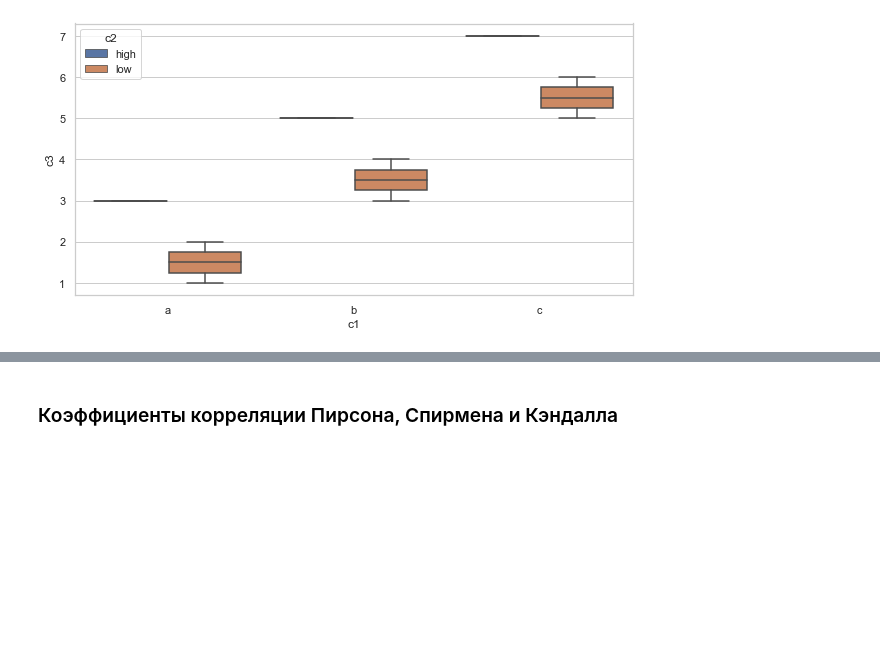
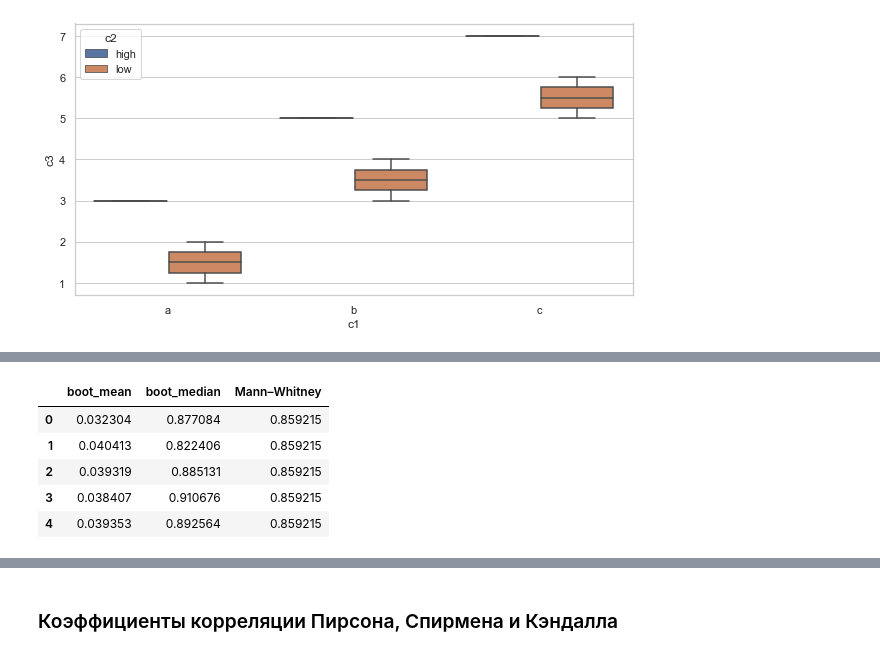
Before and after one commit to AleksTaube/Methods_of_statistical_analysis_on_Python, a Jupyter notebook: statistics_analysis_algorithm.ipynb, the cells around one changed output, grey strips where cells are left out. Cells and saved outputs as stored; diff of their text form; code cells hidden in the pictures; blank space fills up the shorter version.

```diff
--- a/statistics_analysis_algorithm.ipynb
+++ b/statistics_analysis_algorithm.ipynb
@@ -615,0 +743,28 @@ sns.boxplot(x = 'c1', y = 'c3', hue = 'c2', data = data2)
+# %%
+# создадим таблицу для итоговых зачений
+result_table = pd.DataFrame(columns = ['boot_mean','boot_median', 'Mann–Whitney'])
+
+x = bootstrap_df.query('experimentVariant == "Control"').value # подвыборка 1
+y = bootstrap_df.query('experimentVariant == "Treatment"').value # подвыборка 2
+
+res_MW = mannwhitneyu(x, y, alternative = 'two-sided') # результат расчета по Манна-Уитни
+
+# запустим расчет 5 раз, посмотрим на повторяемость результатов
+
+for i in range(5):
+    res_boot_npmean = get_bootstrap(x, y)
+    res_boot_npmedian = get_bootstrap(x, y, statistic = np.median) # меняем рассчитываемую статистику на медиану
+
+    #наполняем таблицу в каждом шаге цикла
+    result_table.loc[i, 'boot_mean'] = res_boot_npmean["p_value"]
+    result_table.loc[i, 'boot_median'] = res_boot_npmedian["p_value"]
+    result_table.loc[i, 'Mann–Whitney'] = res_MW.pvalue
+# %%
+ result_table
+# %% [output]
+|  | boot_mean | boot_median | Mann–Whitney |
+| 0 | 0.032304 | 0.877084 | 0.859215 |
+| 1 | 0.040413 | 0.822406 | 0.859215 |
+| 2 | 0.039319 | 0.885131 | 0.859215 |
+| 3 | 0.038407 | 0.910676 | 0.859215 |
+| 4 | 0.039353 | 0.892564 | 0.859215 |
```
Also changed, not shown: parts of 38 cells of this notebook.
